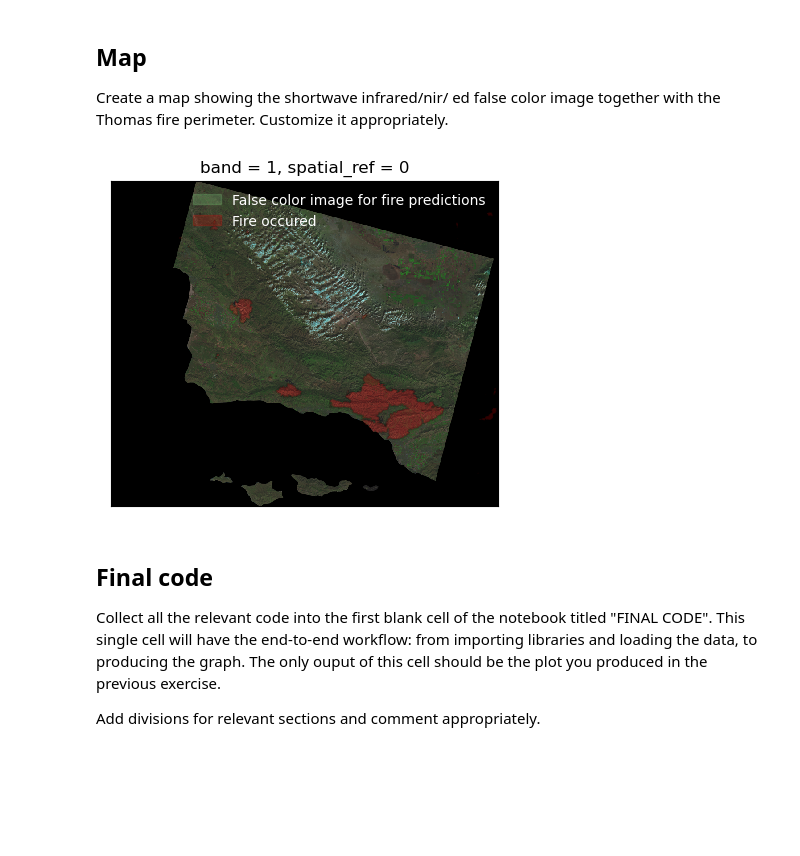
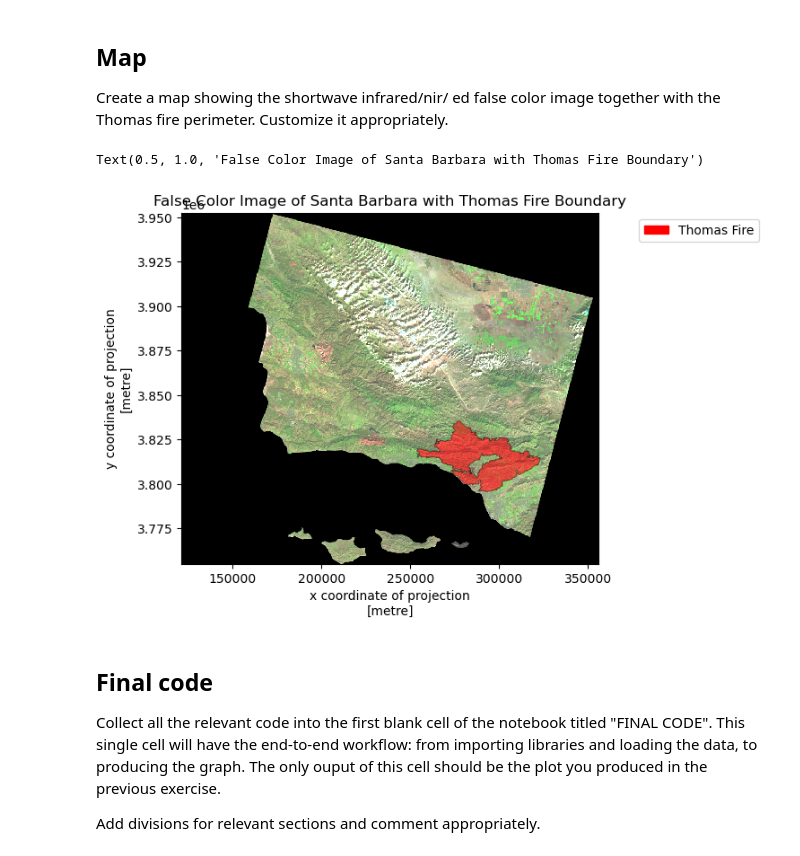
Before and after one commit to maxwellpatt/eds220-hwk-4, a Jupyter notebook: hwk4-task2-false-color.ipynb, the cells around one changed output. Saved outputs shown, nothing was run; the diff lists cells and outputs as text; code cells hidden in the pictures; blank space fills up the shorter version.

```diff
--- a/hwk4-task2-false-color.ipynb
+++ b/hwk4-task2-false-color.ipynb
@@ -74,5 +156,5 @@ data_path = os.path.join(os.getcwd(), "data", "landsat8-2018-01-26-sb-simplified
 # open raster file
 landsat = rioxr.open_rasterio(data_path)
 
-# inspect data
-landsat
+# read fire data
+fire = gpd.read_file("data/California_Fire_Perimeters_2017/California_Fire_Perimeters_2017.shp")
@@ -233,26 +289,34 @@ subset_thompsons_fire = thompsons_fire.clip(false_color_data.rio.bounds())
+# %%
+# filter for Thomas fire
+thomas_fire = fire[fire['FIRE_NAME']=="THOMAS"]
+
+# convert thomas_fire to GeoDataFrame with same crs as landsat
+thomas_fire = thomas_fire.to_crs(landsat_new.rio.crs)
+
+# save false color map
+false_color = landsat_new[['swir22', 'nir08', 'red']].to_array()
 # %% [markdown]
 ## Map
 
 Create a map showing the shortwave infrared/nir/ ed false color image together with the Thomas fire perimeter.
 Customize it appropriately.
 # %%
-# plot aoi outline and RGB raster together
+# initiate figure
+fig, ax = plt.subplots(figsize=(6,6))
 
-fig, ax = plt.subplots(figsize=(5, 5))
+# plot outline of california and create key for legend
+false_color.plot.imshow(ax=ax, robust=True)
 
-false_color_data.plot.imshow(ax=ax, cmap='inferno')
-ak_patch = mpatches.Patch(color='lightgreen', alpha = 0.2,
-                          label='False color image for fire predictions')
+# plot lulc bounding box and create key for legend
+thomas_fire.plot(ax=ax, color='red', alpha=0.5, edgecolor='black', linewidth=0.5)
+thomas_patch = mpatches.Patch(color='red', label='Thomas Fire')
 
-subset_thompsons_fire.plot(ax=ax, edgecolor = 'black', color = 'red', alpha = 0.2)
-kodiak_patch = mpatches.Patch(color='red', alpha = 0.2,
-                              label='Fire occured')
-
-ax.legend(handles = [ak_patch, kodiak_patch], frameon=False, loc='best',labelcolor = 'white' ) #create legend
-ax.get_xaxis().set_visible(False) #remove xaxis label
-ax.get_yaxis().set_visible(False) #remove yaxis label
+# create legend
+ax.legend(handles=[thomas_patch], frameon=True, loc='upper right', bbox_to_anchor=(1.4, 1))
+ax.set_title('False Color Image of Santa Barbara with Thomas Fire Boundary')
 # %% [output]
+Text(0.5, 1.0, 'False Color Image of Santa Barbara with Thomas Fire Boundary')
-[figure, old version]
+[figure, new version]
 # %% [markdown]
 ## Final code
 
```
Also changed, not shown: parts of 6 cells of this notebook, 1 other file.
